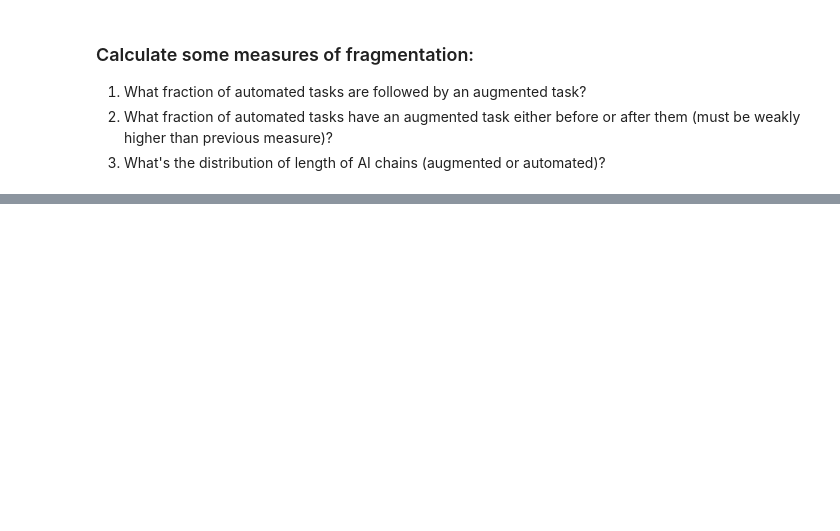
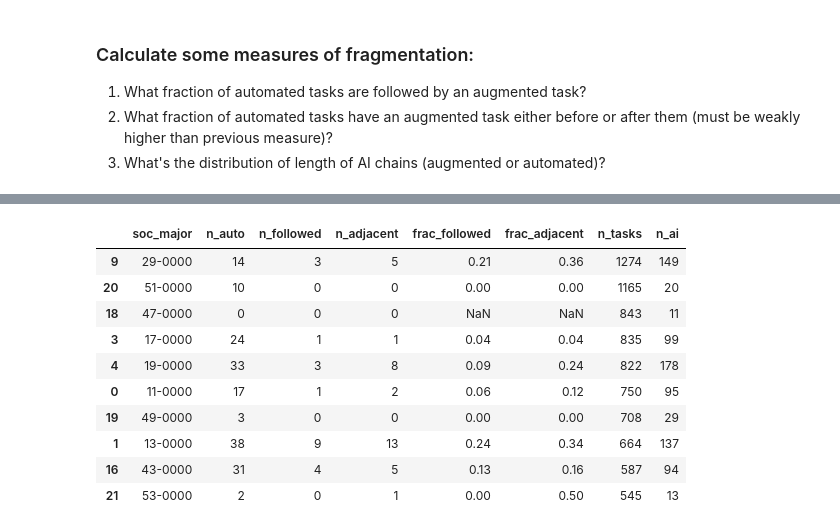
Before and after one commit to johnjosephhorton/rubin, a Jupyter notebook: agentic_ai/onet_taskSequence_vs_antrhopicIndex.ipynb, the cells around one changed output, grey strips where cells are left out. Saved outputs shown, nothing was run; the diff lists cells and outputs as text; code cells hidden in the pictures; blank space fills up the shorter version.

```diff
--- a/agentic_ai/onet_taskSequence_vs_antrhopicIndex.ipynb
+++ b/agentic_ai/onet_taskSequence_vs_antrhopicIndex.ipynb
@@ -714,0 +886,76 @@ Name: count, dtype: int64
+# %%
+# Compute Automation-Augmentation adjacency measures grouped by SOC levels (major, minor, detailed)
+import os
+
+# Ensure data_with_pos exists
+if 'data_with_pos' not in globals():
+    raise RuntimeError('data_with_pos not found. Run the earlier cells to create it.')
+
+df = data_with_pos.copy()
+df['Task Position'] = pd.to_numeric(df['Task Position'], errors='coerce')
+df = df.dropna(subset=['Task Position']).copy()
+df = df.sort_values(['O*NET-SOC Code', 'Task Position']).reset_index(drop=True)
+
+# Build SOC aggregation columns: major (2 digits), minor (5 digits), detailed (full code)
+df['soc_major'] = df['O*NET-SOC Code'].astype(str).str[:2] + '-0000'
+df['soc_minor'] = df['O*NET-SOC Code'].astype(str).str[:5] + '-000'
+df['soc_detailed'] = df['O*NET-SOC Code'].astype(str)
+
+def compute_group_measures(group_df):
+    # group_df should already be sorted by Task Position
+    labels = group_df['label'].fillna('Manual').astype(str).tolist()
+    auto_indices = [i for i, lab in enumerate(labels) if lab == 'Automation']
+    n_auto = len(auto_indices)
+    followed = 0
+    adjacent = 0
+    for i in auto_indices:
+        # followed (i+1) within the group: count only when the next task is Augmentation
+        if i + 1 < len(labels) and labels[i+1] == 'Augmentation':
+            followed += 1
+        # before or after: check only for Augmentation neighbors
+        has_before = (i - 1 >= 0 and labels[i-1] == 'Augmentation')
+        has_after = (i + 1 < len(labels) and labels[i+1] == 'Augmentation')
+        if has_before or has_after:
+            adjacent += 1
+    frac_followed = (followed / n_auto) if n_auto > 0 else float('nan')
+    frac_adjacent = (adjacent / n_auto) if n_auto > 0 else float('nan')
+    return {'n_auto': n_auto, 'n_followed': followed, 'n_adjacent': adjacent,
+            'frac_followed': frac_followed, 'frac_adjacent': frac_adjacent}
+
+out_dir = os.path.join(input_data_path, 'computed_objects', 'fragmentation_measures')
+os.makedirs(out_dir, exist_ok=True)
+
+# Helper to compute for a given soc column and save CSV
+def compute_and_save(soc_col, filename):
+    rows = []
+    for key, g in df.groupby(soc_col):
+        g = g.sort_values('Task Position')
+        measures = compute_group_measures(g)
+        row = {soc_col: key}
+        row.update(measures)
+        # optionally include n_tasks and n_ai counts
+        row['n_tasks'] = len(g)
+        row['n_ai'] = g['label'].isin(['Automation','Augmentation']).sum()
+        rows.append(row)
+    out_df = pd.DataFrame(rows)
+    out_path = os.path.join(out_dir, filename)
+    out_df.to_csv(out_path, index=False)
+    print(f'Saved {soc_col} summary to: {out_path} (rows: {len(out_df)})')
+    return out_df
+
+# Run for major, minor, and detailed levels
+major_df = compute_and_save('soc_major', 'adjacency_by_soc_major.csv')
+minor_df = compute_and_save('soc_minor', 'adjacency_by_soc_minor.csv')
+detailed_df = compute_and_save('soc_detailed', 'adjacency_by_soc_detailed.csv')
+
+# Print top rows for quick inspection
+print('Top major groups (sample):')
+display(major_df.sort_values('n_tasks', ascending=False).head(10))
+print('Top minor groups (sample):')
+display(minor_df.sort_values('n_tasks', ascending=False).head(10))
+print('Top detailed occupations (sample):')
+display(detailed_df.sort_values('n_tasks', ascending=False).head(10))
+
+# Return the three dataframes for further programmatic use
+major_df, minor_df, detailed_df
+# %% [output]
@@ -714,0 +968,11 @@ Name: count, dtype: int64
+|  | soc_major | n_auto | n_followed | n_adjacent | frac_followed | frac_adjacent | n_tasks | n_ai |
+| 9 | 29-0000 | 14 | 3 | 5 | 0.21 | 0.36 | 1274 | 149 |
+| 20 | 51-0000 | 10 | 0 | 0 | 0.00 | 0.00 | 1165 | 20 |
+| 18 | 47-0000 | 0 | 0 | 0 | NaN | NaN | 843 | 11 |
+| 3 | 17-0000 | 24 | 1 | 1 | 0.04 | 0.04 | 835 | 99 |
+| 4 | 19-0000 | 33 | 3 | 8 | 0.09 | 0.24 | 822 | 178 |
+| 0 | 11-0000 | 17 | 1 | 2 | 0.06 | 0.12 | 750 | 95 |
+| 19 | 49-0000 | 3 | 0 | 0 | 0.00 | 0.00 | 708 | 29 |
+| 1 | 13-0000 | 38 | 9 | 13 | 0.24 | 0.34 | 664 | 137 |
+| 16 | 43-0000 | 31 | 4 | 5 | 0.13 | 0.16 | 587 | 94 |
+| 21 | 53-0000 | 2 | 0 | 1 | 0.00 | 0.50 | 545 | 13 |
```
Also changed, not shown: parts of 12 cells of this notebook.
